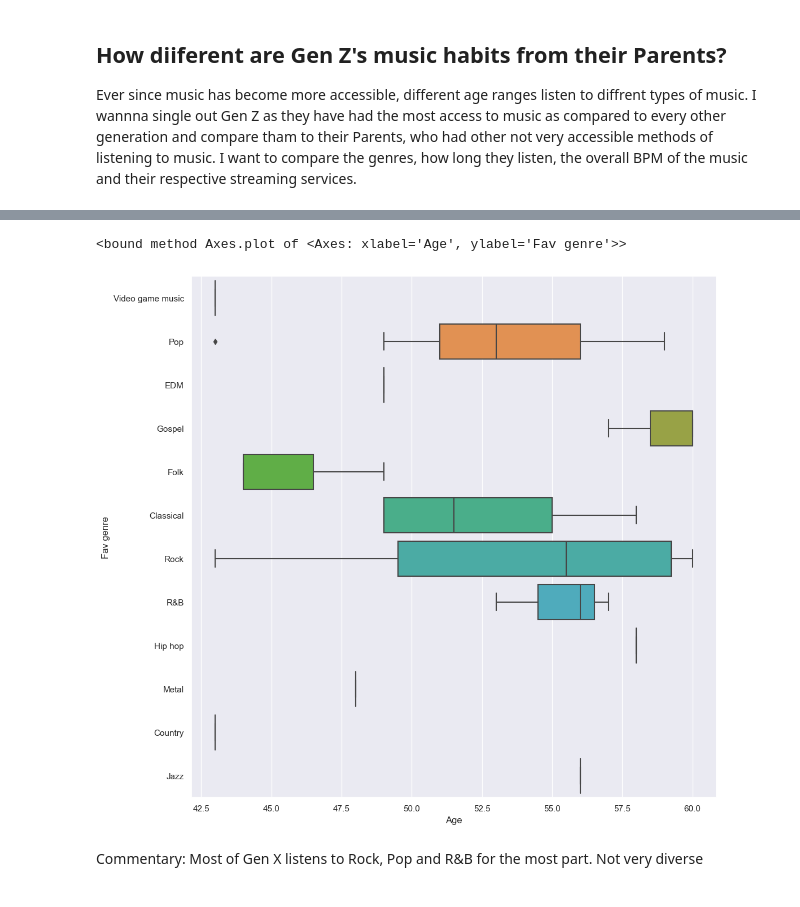
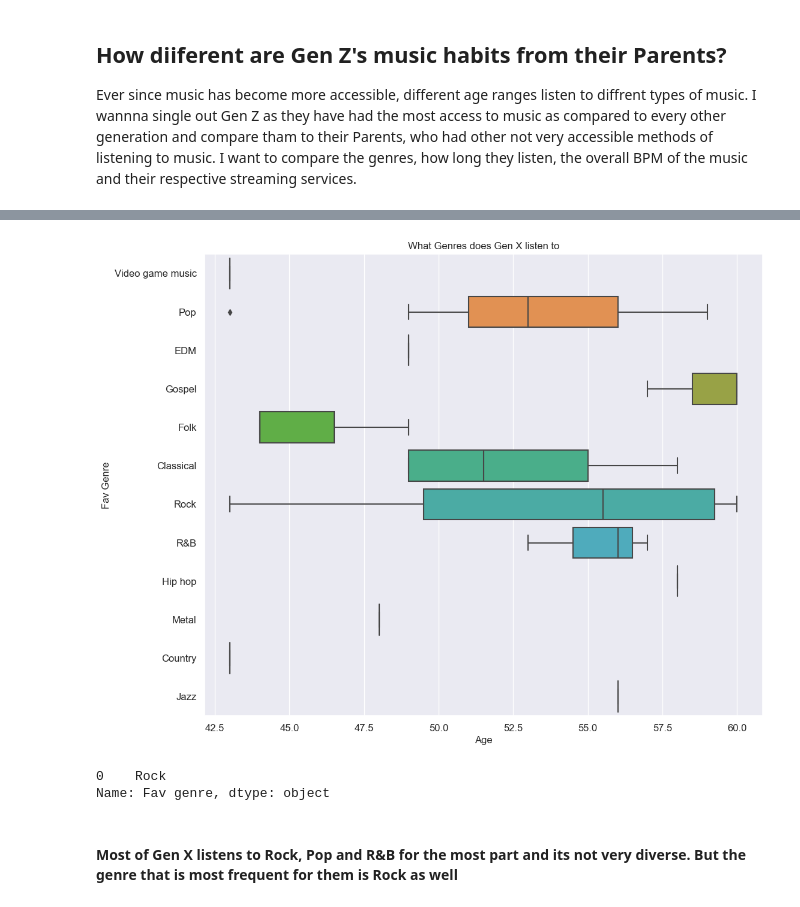
Before and after one commit to ubco-W2022T2-data301/project-group29, a Jupyter notebook: analysis/analysis2.ipynb, the cells around one changed output, grey strips where cells are left out. Cells and saved outputs as stored; diff of their text form; code cells hidden in the pictures.

```diff
--- a/analysis/analysis2.ipynb
+++ b/analysis/analysis2.ipynb
@@ -7,4 +7,4 @@ import pandas as pd
 import matplotlib.pylab as plt
 import seaborn as sns
 sns.set_theme(style="ticks")
-sns.set(rc={'figure.figsize':(12,12)})
+sns.set(rc={'figure.figsize':(12,10)})
@@ -63,15 +106,23 @@ commentary: most of Gen Z listens to almost all genres and is very diverse.
 # %%
 #Gen X music
 age_x = dataload[["Age","Fav genre"]]
-age_x = age_x[(age_x["Age"] >= 43)]
-age_x = age_x[(age_x["Age"] <= 60)]
+age_x = age_x[(age_x["Age"] >= 43) & (age_x["Age"] <= 60)]
 
-sns.boxplot(data = age_x, x = "Age", y = "Fav genre").plot
+
+sns.boxplot(data = age_x, x = "Age", y = "Fav genre").set(title = "What Genres does Gen X listen to", xlabel = "Age", ylabel = "Fav Genre")
+plt.xticks(fontsize=12) and plt.yticks(fontsize=12)
+
+plt.show()
 # %% [output]
-<bound method Axes.plot of <Axes: xlabel='Age', ylabel='Fav genre'>>
-[figure, old version]
+[figure, new version]
+# %%
+Genx_Genre = age_x["Fav genre"].mode()
+Genx_Genre
+# %% [output]
+0    Rock
+Name: Fav genre, dtype: object
 # %% [markdown]
-Commentary: Most of Gen X listens to Rock, Pop and R&B for the most part. Not very diverse
+#### Most of Gen X listens to Rock, Pop and R&B for the most part and its not very diverse. But the genre that is most frequent for them is Rock as well
 # %%
 #Gen z hours
 hour_z = dataload[["Age","Hours per day"]]
```
Also changed, not shown: parts of 28 cells of this notebook.
